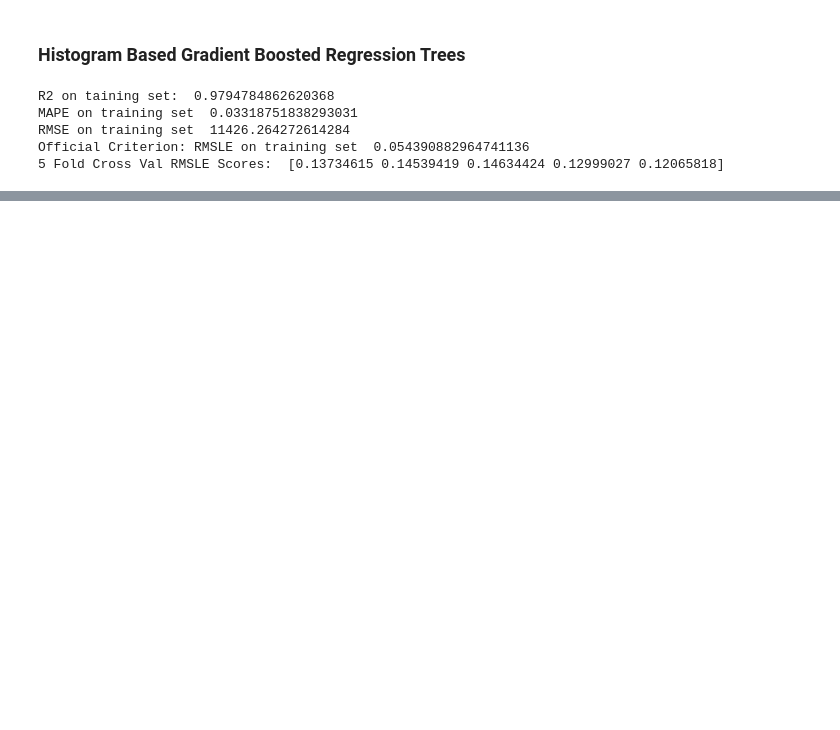
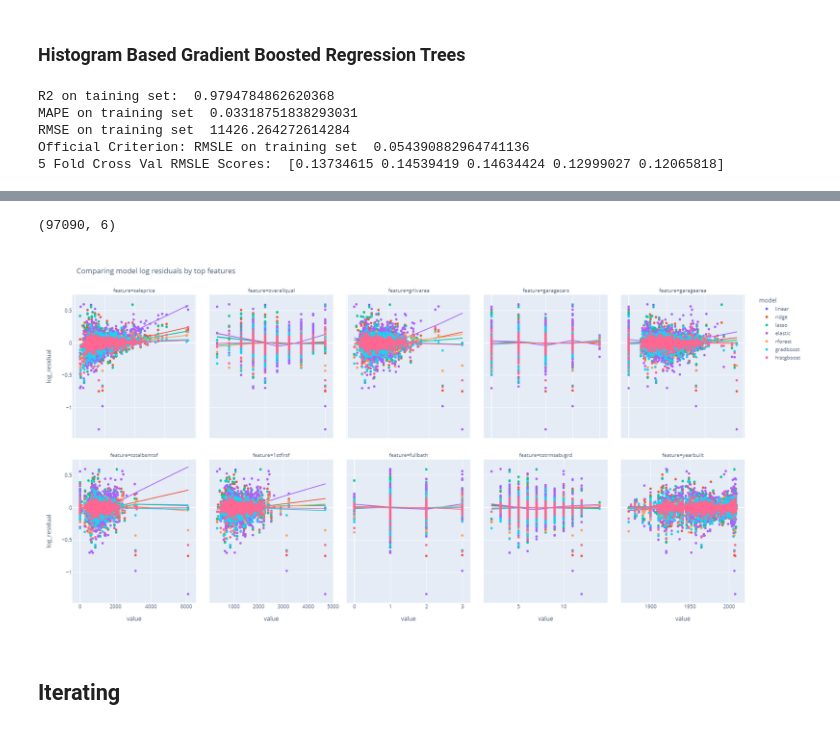
Before and after one commit to alexdparker/datascience, a Jupyter notebook: machine_learning/house_prices/house_prices_regression.ipynb, the cells around one changed output, grey strips where cells are left out. Saved outputs shown, nothing was run; the diff lists cells and outputs as text; code cells hidden in the pictures; blank space fills up the shorter version.

```diff
--- a/machine_learning/house_prices/house_prices_regression.ipynb
+++ b/machine_learning/house_prices/house_prices_regression.ipynb
@@ -617,0 +609,20 @@ mean_squared_log_error(y_test, gb_reg.predict(X_test), squared = False)
+# %%
+sc_dfpl = sc_df.melt(id_vars=['model','prediction', 'residual', 'log_residual'], var_name='feature', value_name='value')
+sc_dfpl.shape
+# %% [output]
+(97090, 6)
+# %%
+px.scatter(sc_dfpl,
+        x = 'value',
+        y = 'log_residual',
+        color = 'model',
+        trendline='lowess',
+        facet_col= 'feature',
+        facet_col_wrap= 5,
+        height = 900,
+        width = 1800,
+        title = 'Comparing model log residuals by top features').update_xaxes(matches = None).show('png')
+# %% [output]
+[figure, added]
+# %% [markdown]
+## Iterating
```
Also changed, not shown: parts of 69 cells of this notebook, 3 other files.
